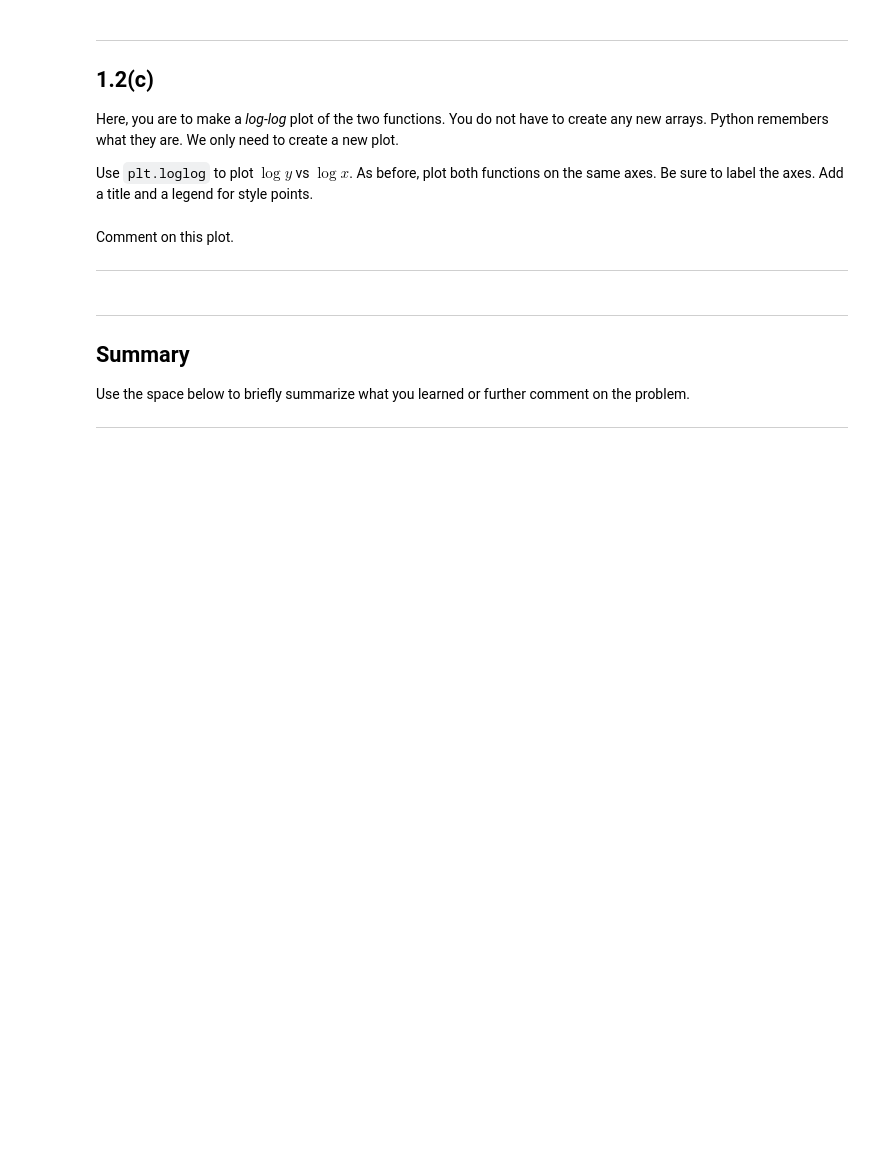
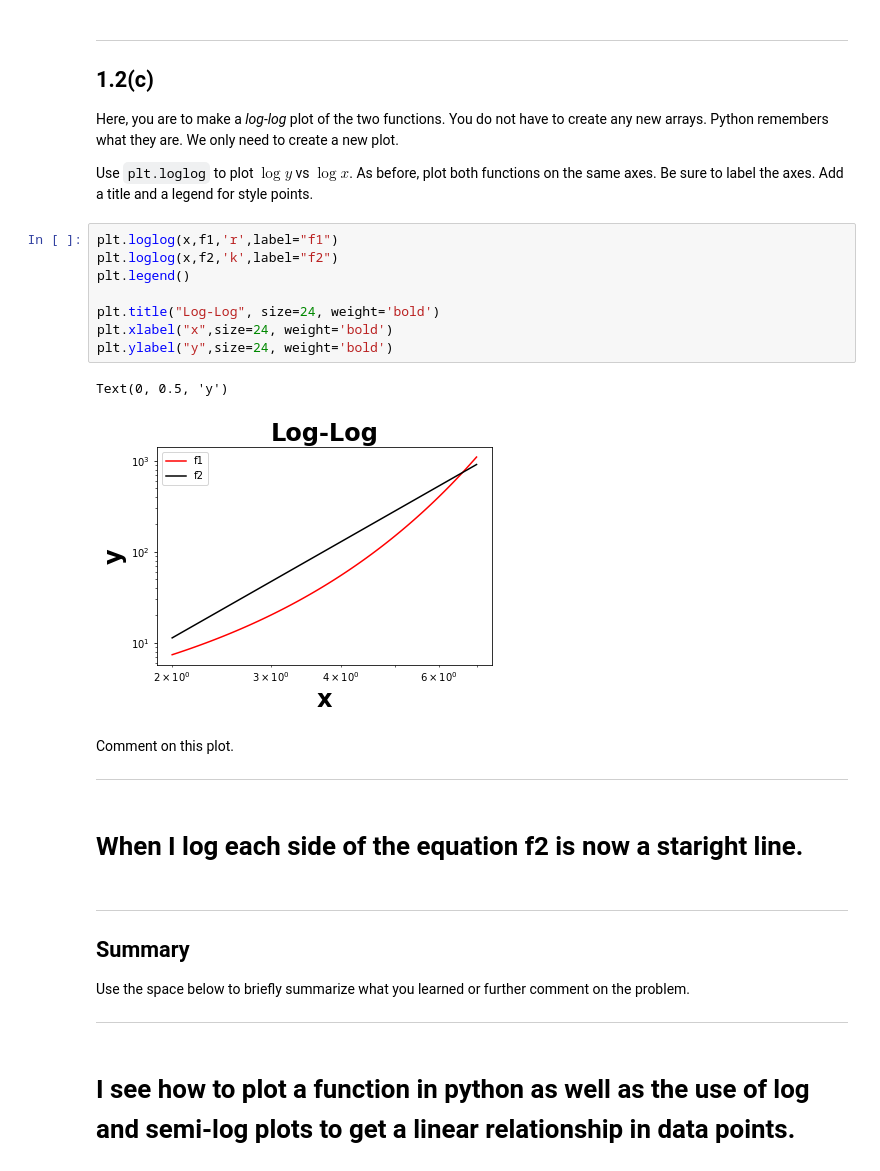
Before and after one commit to badams132/biophysics, a Jupyter notebook: week-01/problem-1.2.ipynb, the cells around one changed output. Drawn from its saved outputs; the diff is of its cells as text; blank space fills up the shorter version.

```diff
--- a/week-01/problem-1.2.ipynb
+++ b/week-01/problem-1.2.ipynb
@@ -42,10 +66,23 @@ Use the cell below (which currently says "Type Markdown and LaTeX") to answer.
 Here, you are to make a _log-log_ plot of the two functions.  You do not have to create any new arrays.  Python remembers what they are.  We only need to create a new plot.
 
 Use `plt.loglog` to plot $\log y$ vs $\log x$.  As before, plot both functions on the same axes.  Be sure to label the axes.  Add a title and a legend for style points.
+# %%
+plt.loglog(x,f1,'r',label="f1")
+plt.loglog(x,f2,'k',label="f2")
+plt.legend()
+
+plt.title("Log-Log", size=24, weight='bold')
+plt.xlabel("x",size=24, weight='bold')
+plt.ylabel("y",size=24, weight='bold')
+# %% [output]
+Text(0, 0.5, 'y')
+[figure, added]
 # %% [markdown]
 Comment on this plot.
 
 -----
+# %% [markdown]
+# When I log each side of the equation f2 is now a staright line.
 # %% [markdown]
 -----
 
@@ -54,3 +91,5 @@ Comment on this plot.
 Use the space below to briefly summarize what you learned or further comment on the problem.
 
 -----
+# %% [markdown]
+# I see how to plot a function in python as well as the use of log and semi-log plots to get a linear relationship in data points.
```
Also changed, not shown: parts of 5 cells of this notebook.
